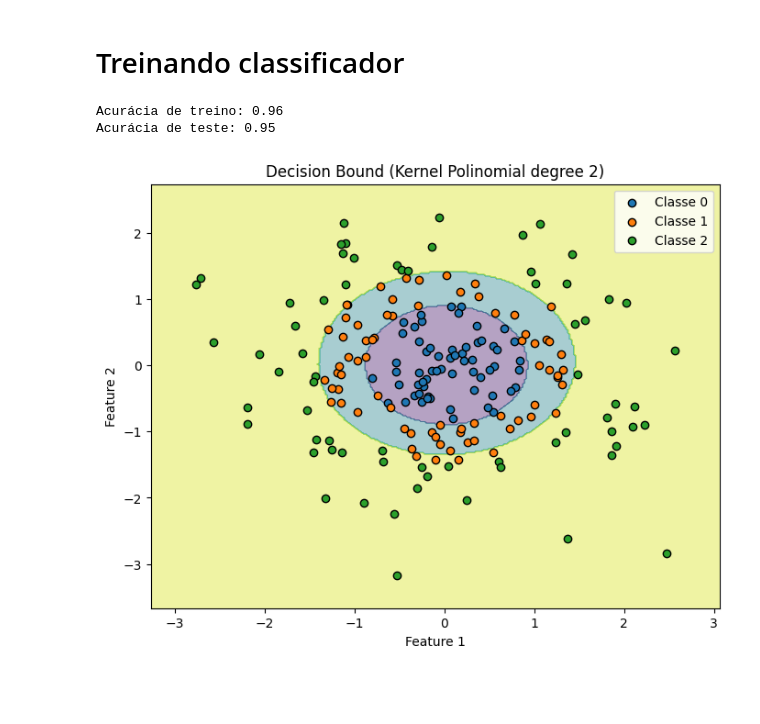
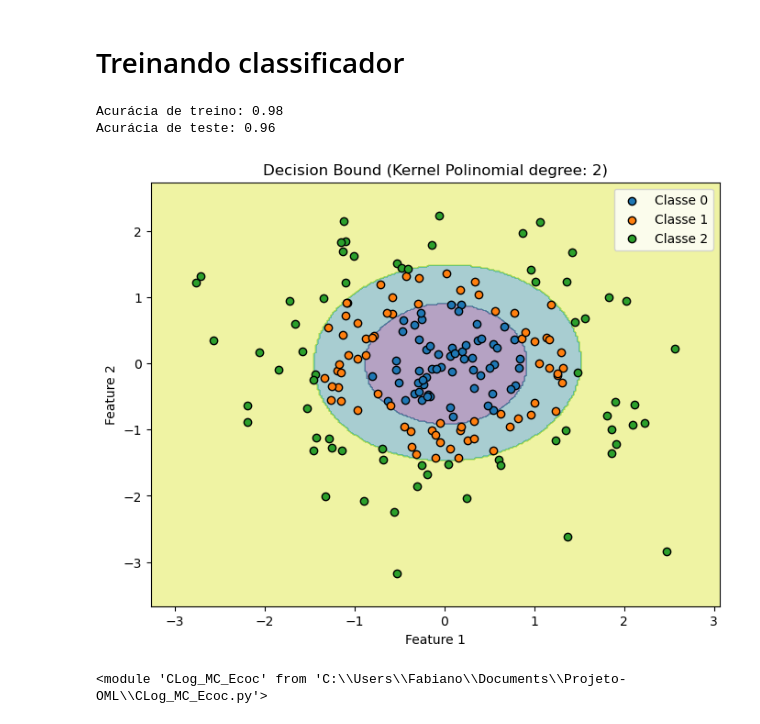
Before and after one commit to Pedro-Veiga0/Projeto-OML, a Jupyter notebook: teste_bd_artificial_2.ipynb, the cells around one changed output. Saved outputs shown, nothing was run; the diff lists cells and outputs as text; code cells hidden in the pictures; blank space fills up the shorter version.

Commit message:
Testes com teste_bd_artificial_2.ipynb usando Ovo vs Ecoc Exaustivo Vs EcocOtimo Clog Dual Kernel 2

```diff
--- a/teste_bd_artificial_2.ipynb
+++ b/teste_bd_artificial_2.ipynb
@@ -32,28 +32,35 @@ Tamanho do conjunto de teste: (200, 2)
 # %%
 from CLog_MC_OvO import CLog_OVO
 from utils import plot_decision_boundary
 
 # Parâmetros do classificador
 kernel = 2
-model = CLog_OVO(kernel=kernel, step=0.005, n_iter=1000, batch_size=64, iterative=False,mode='dual')
+model = CLog_OVO(kernel=kernel, step=0.005, n_iter=2000, batch_size=64, iterative=False,mode='dual')
 # Treinamento
 model.fit(x_train, y_train)
 
 # Avaliação
 y_pred = model.predict(x_train)
 # Avaliação
 accuracy = accuracy_score(y_train, y_pred)
 print(f'Acurácia de treino: {accuracy:.2f}')
 
 
 # Previsões
 y_pred = model.predict(x_test)
 # Avaliação
 accuracy = accuracy_score(y_test, y_pred)
 print(f'Acurácia de teste: {accuracy:.2f}')
 # Plotando os dados de teste e as previsões
 plot_decision_boundary(model, x_test, y_test, resolution=300)
 # %% [output]
-Acurácia de treino: 0.96
-Acurácia de teste: 0.95
+Acurácia de treino: 0.98
+Acurácia de teste: 0.96
-[figure, old version]
+[figure, new version]
+# %%
+import importlib
+import CLog_MC_Ecoc
+#importlib.reload(CLogDKPd_MGmB)
+importlib.reload(CLog_MC_Ecoc)
+# %% [output]
+<module 'CLog_MC_Ecoc' from 'C:\\Users\\Fabiano\\Documents\\Projeto-OML\\CLog_MC_Ecoc.py'>
```
Also changed, not shown: parts of 7 cells of this notebook, 4 other files.
